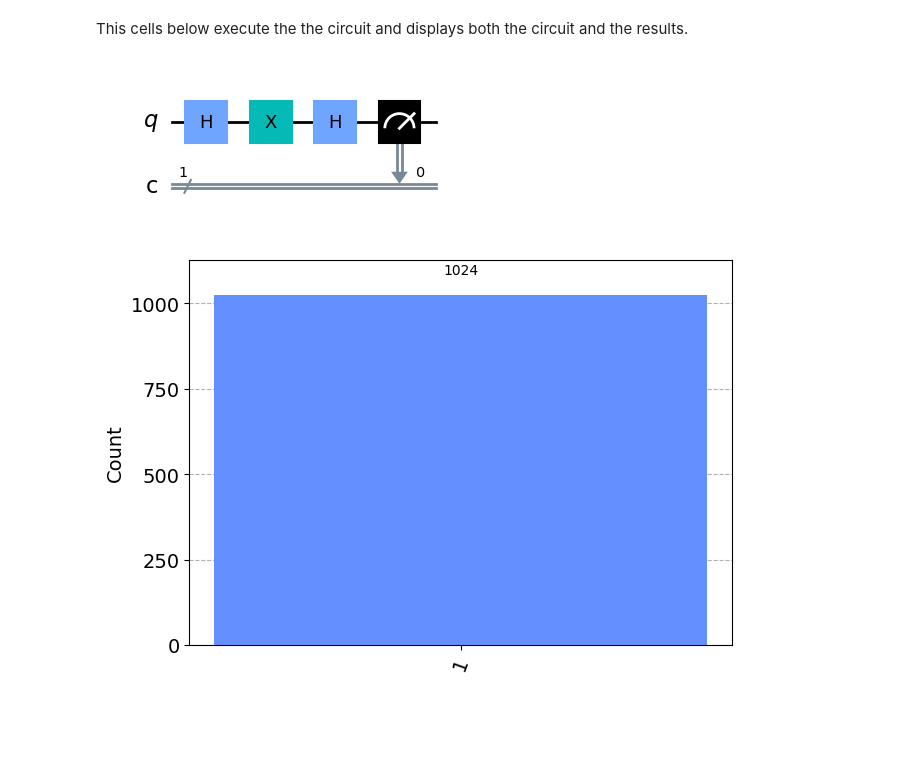
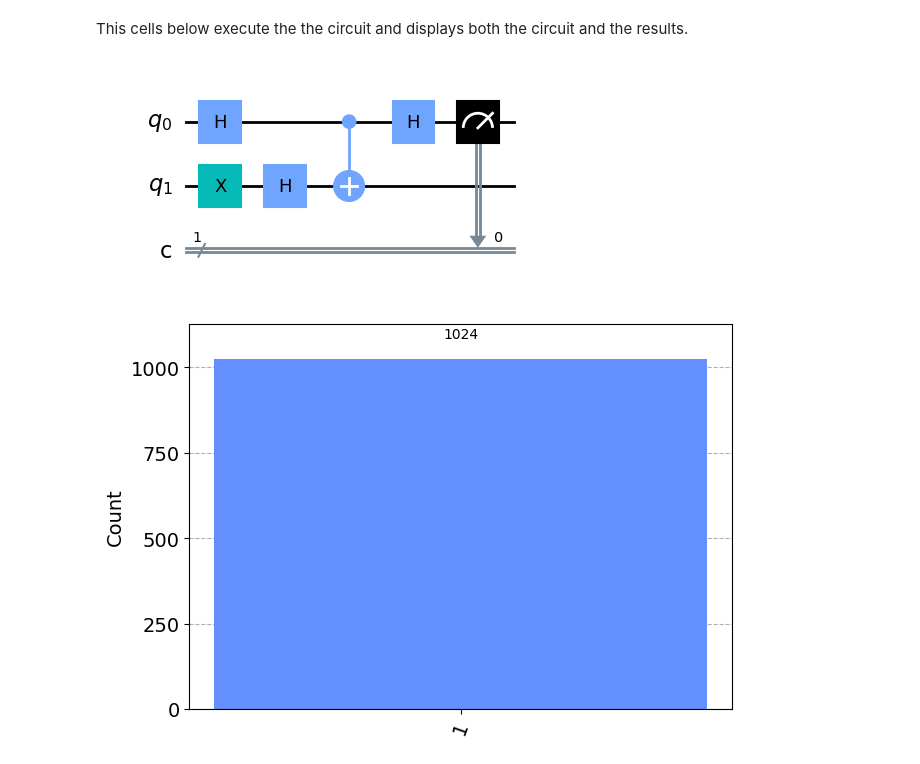
Before and after one commit to The-Mad-Ryanosaurus/Emerging-Technologies, a Jupyter notebook: project.ipynb, the cells around one changed output. Saved outputs shown, nothing was run; the diff lists cells and outputs as text; code cells hidden in the pictures; blank space fills up the shorter version.

Commit message:
desutchs algorithm

```diff
--- a/project.ipynb
+++ b/project.ipynb
@@ -377,13 +377,15 @@ from qiskit import QuantumCircuit, Aer, execute
 from qiskit.visualization import plot_histogram
 import pylatexenc
 
+# Define the balanced oracle function
 def balanced_oracle(qc):
-    """Create a balanced oracle. Here, we use a CNOT gate."""
-    qc.cx(0, 1)
+    qc.cx(0, 1)  # Apply CNOT gate as a balanced oracle
     return qc
 
+# Define the constant oracle function
 def constant_oracle(qc):
-    """Create a constant oracle. This oracle does nothing (identity)."""
+    # No operation is performed for a constant oracle
+    # Optional: Apply an identity gate or other operation that does not change the state
     return qc
 # %% [markdown]
 The function deutsch_algorithm sets up the quantum circuit for the algorithm. It initializes two qubits, applies Hadamard gates to create superposition states, inserts the chosen oracle (either constant or balanced), applies another Hadamard gate to the first qubit, and finally measures this qubit.
@@ -421,14 +430,17 @@ def deutsch_algorithm(oracle_type='balanced'):
 In the cell below, you can change the oracle type to either balanced or constant to change the output.
 # %%
 # Choose the type of oracle: 'balanced' or 'constant'
-oracle_type = 'balanced'  # Change to 'constant' to use the constant oracle
+oracle_type = 'balanced'  # Change to either 'balanced' or 'constant' to see the different circuits and results
+
+# Create the circuit with the chosen oracle
+qc = deutsch_algorithm(oracle_type)
 # %% [markdown]
 This cells below execute the the circuit and displays both the circuit and the results.
 # %%
-# Display the quantum circuit
-qc.draw('mpl')
+# Draw and display the circuit
+qc.draw(output='mpl')
 # %% [output]
-[figure, old version]
+[figure, new version]
 # %%
 qc = deutsch_algorithm(oracle_type)
 simulator = Aer.get_backend('qasm_simulator')
```
Also changed, not shown: parts of 1 cell of this notebook.
